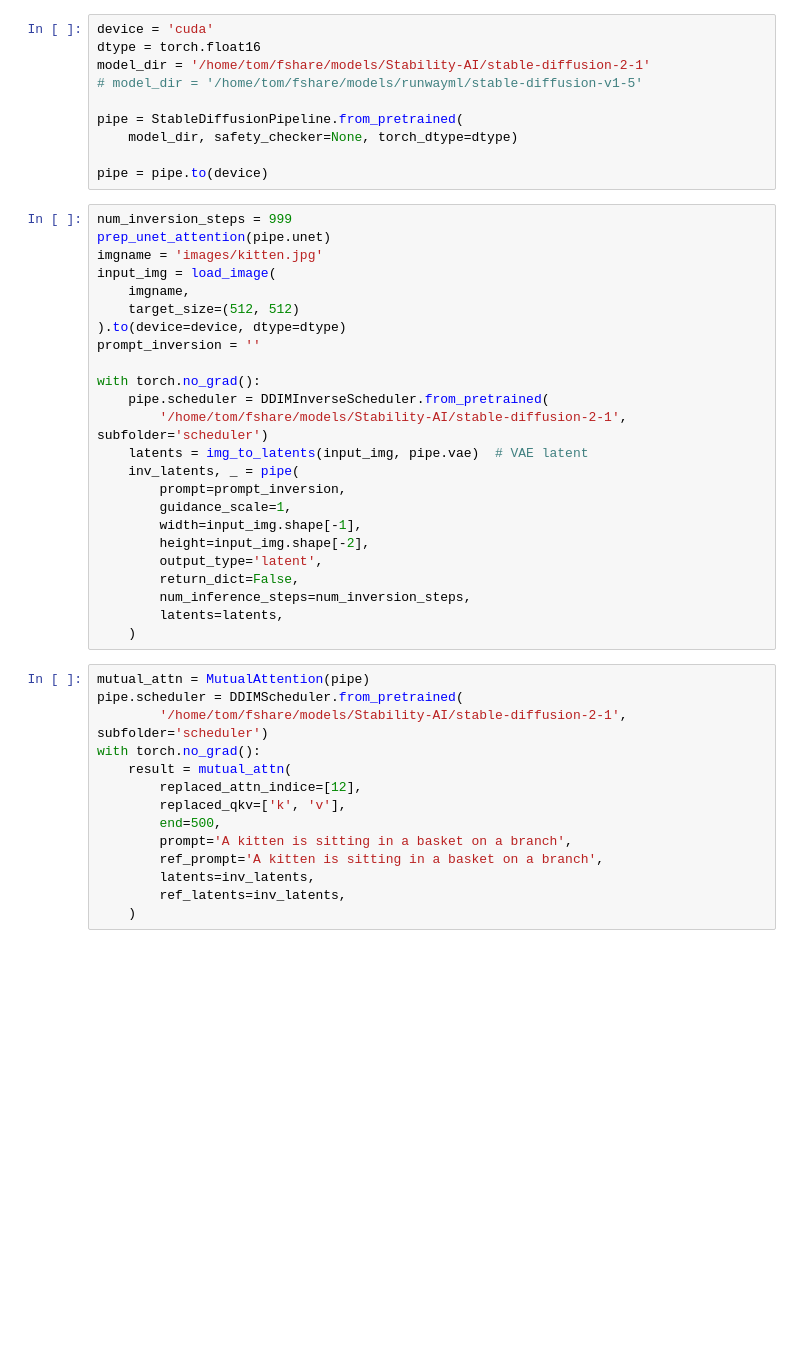
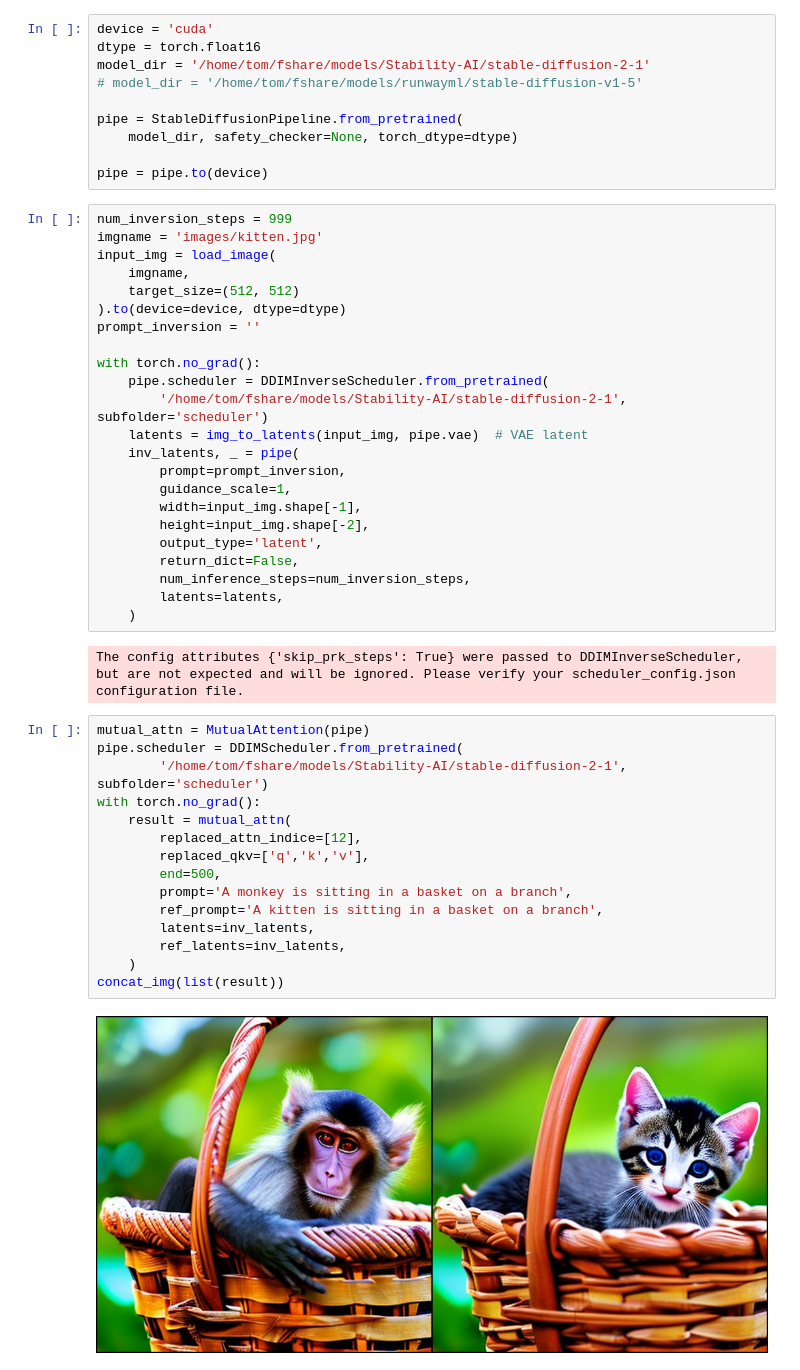
Before and after one commit to kono-dada/StableDiffusionDecomposer, a Jupyter notebook: mutual_attention.ipynb, the cells around one changed output. Drawn from its saved outputs; the diff is of its cells as text; blank space fills up the shorter version.

```diff
--- a/mutual_attention.ipynb
+++ b/mutual_attention.ipynb
@@ -26,7 +27,6 @@ pipe = StableDiffusionPipeline.from_pretrained(
 pipe = pipe.to(device)
 # %%
 num_inversion_steps = 999
-prep_unet_attention(pipe.unet)
 imgname = 'images/kitten.jpg'
 input_img = load_image(
     imgname,
@@ -48,17 +48,22 @@ with torch.no_grad():
         num_inference_steps=num_inversion_steps,
         latents=latents,
     )
+# %% [output]
+The config attributes {'skip_prk_steps': True} were passed to DDIMInverseScheduler, but are not expected and will be ignored. Please verify your scheduler_config.json configuration file.
 # %%
 mutual_attn = MutualAttention(pipe)
 pipe.scheduler = DDIMScheduler.from_pretrained(
         '/home/tom/fshare/models/Stability-AI/stable-diffusion-2-1', subfolder='scheduler')
 with torch.no_grad():
     result = mutual_attn(
         replaced_attn_indice=[12],
-        replaced_qkv=['k', 'v'],
+        replaced_qkv=['q','k','v'],
         end=500,
-        prompt='A kitten is sitting in a basket on a branch',
+        prompt='A monkey is sitting in a basket on a branch',
         ref_prompt='A kitten is sitting in a basket on a branch',
         latents=inv_latents,
         ref_latents=inv_latents,
     )
+concat_img(list(result))
+# %% [output]
+[figure, added]
```
Also changed, not shown: parts of 3 cells of this notebook, 11 other files.
